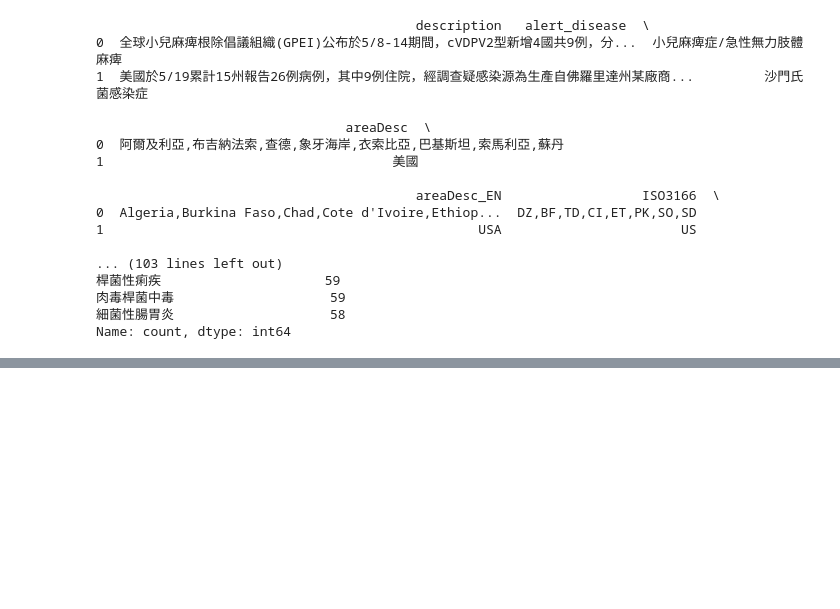
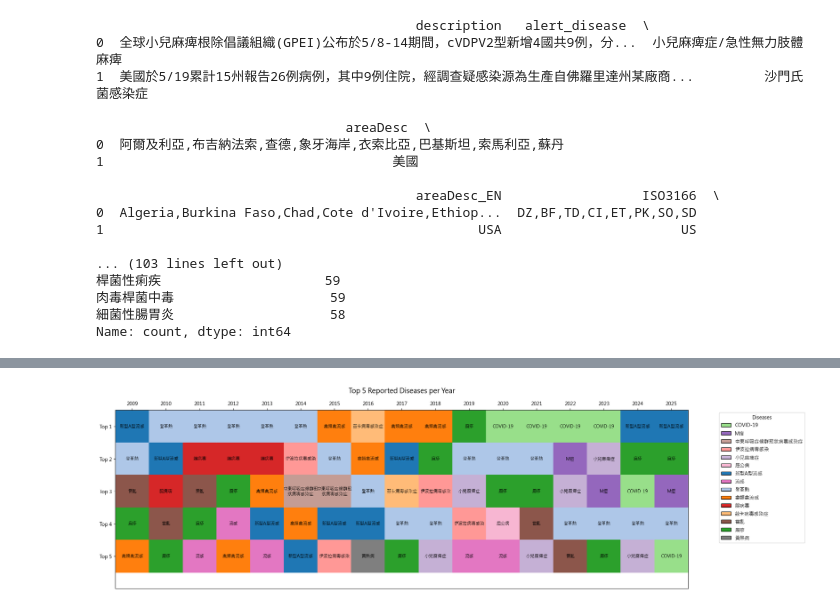
Before and after one commit to haokaitseng/cdc_eic_daily_news, a Jupyter notebook: 00_data_cleaning.ipynb, the cells around one changed output, grey strips where cells are left out. Cells and saved outputs as stored; diff of their text form; code cells hidden in the pictures; blank space fills up the shorter version.

```diff
--- a/00_data_cleaning.ipynb
+++ b/00_data_cleaning.ipynb
@@ -246,0 +278,77 @@ plt.show()
+# %%
+# Top N disease name
+
+import matplotlib.pyplot as plt
+import pandas as pd
+from matplotlib.patches import Patch
+import textwrap
+# 🟢 Step 1–4: Same as before
+df_plot = df_raw[df_raw['disease_name'].isin(list_common_diseases)].copy()
+df_plot['year'] = df_plot['date'].dt.year
+
+df_counts = (
+    df_plot
+    .groupby(['year', 'disease_name'])
+    .size()
+    .reset_index(name='count')
+)
+
+top5_per_year = (
+    df_counts
+    .sort_values(['year', 'count'], ascending=[True, False])
+    .groupby('year')
+    .head(5)
+)
+
+ranked = (
+    top5_per_year
+    .sort_values(['year', 'count'], ascending=[True, False])
+    .groupby('year')['disease_name']
+    .apply(list)
+    .reset_index()
+)
+years = ranked['year'].tolist()
+disease_table = pd.DataFrame([r + [None] * (5 - len(r)) for r in ranked['disease_name']], index=years).T
+
+# 🟢 Assign unique color
+all_diseases = pd.unique(disease_table.values.ravel())
+color_map = dict(zip(all_diseases, plt.cm.tab20.colors[:len(all_diseases)]))
+
+# 🟢 Step 5: Plot
+fig, ax = plt.subplots(figsize=(len(years) * 1.2, 6))
+ax.set_xlim(0, len(years))
+ax.set_ylim(-0.5, 5)
+
+
+# Draw cells
+for col, year in enumerate(years):
+    for row in range(5):
+        disease = disease_table.iloc[row, col]
+        color = color_map.get(disease, 'lightgray')
+        ax.add_patch(plt.Rectangle((col, 4 - row), 1, 1, color=color, edgecolor='black'))
+        wrapped = "\n".join(textwrap.wrap(disease, width=8)) if disease else ''
+        ax.text(col + 0.5, 4 - row + 0.5, wrapped,
+                ha='center', va='center', fontsize=9, color='black')
+
+# 🟢 Step 6: Top X-axis for years
+ax.set_xticks([i + 0.5 for i in range(len(years))])
+ax.set_xticklabels([str(year) for year in years], rotation=0, fontsize=10)
+ax.xaxis.set_label_position('top')  # move x-axis label to top
+ax.xaxis.tick_top()
+
+# 🟢 Step 6.5: Left Y-axis for "Top 1" to "Top 5"
+ax.set_yticks([i + 0.5 for i in range(5)])
+ax.set_yticklabels([f"Top {i+1}" for i in range(5)][::-1], fontsize=10)
+
+# 🟢 Step 7: Legend
+legend_elements = [
+    Patch(facecolor=color_map[d], edgecolor='black', label=d)
+    for d in sorted(color_map) if d is not None
+]
+plt.legend(handles=legend_elements, bbox_to_anchor=(1.05, 1), loc='upper left', title="Diseases")
+
+plt.title("Top 5 Reported Diseases per Year", fontsize=14, y=1.08)
+plt.tight_layout()
+plt.show()
+# %% [output]
+[figure, added]
```
Also changed, not shown: parts of 7 cells of this notebook, 1 other file.
